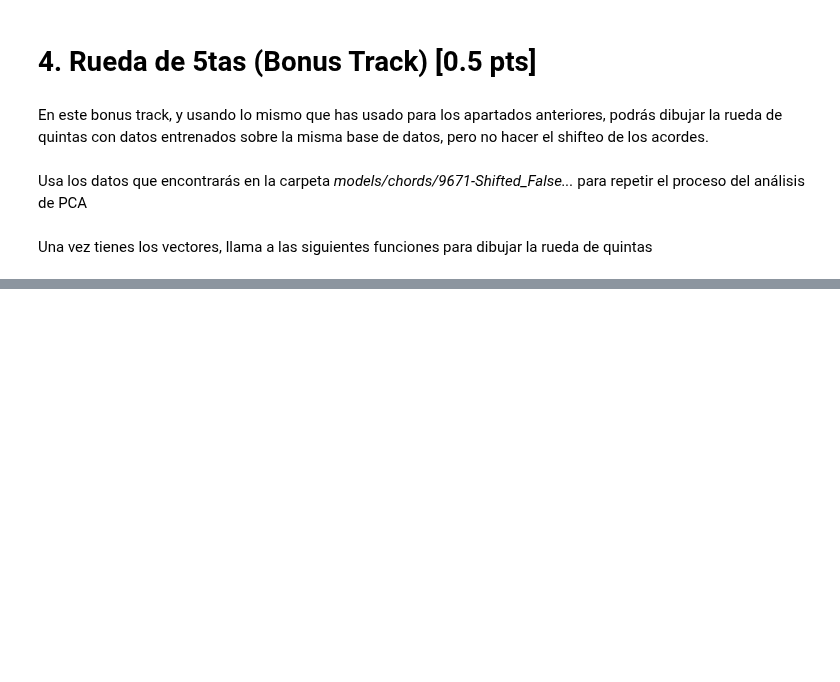
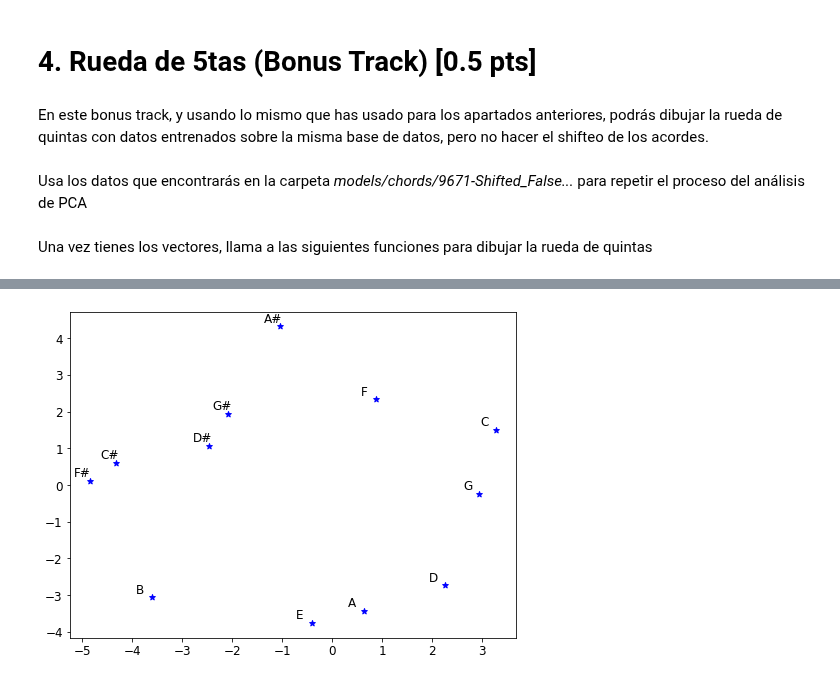
Before and after one commit to mariousm/Data-Science-Master, a Jupyter notebook: 2021-22/SegundoSemestre/DeepLearning/PEC3/UbiernaSanMamesMario_PEC3.ipynb, the cells around one changed output, grey strips where cells are left out. Cells and saved outputs as stored; diff of their text form; code cells hidden in the pictures; blank space fills up the shorter version.

```diff
--- a/2021-22/SegundoSemestre/DeepLearning/PEC3/UbiernaSanMamesMario_PEC3.ipynb
+++ b/2021-22/SegundoSemestre/DeepLearning/PEC3/UbiernaSanMamesMario_PEC3.ipynb
@@ -950,3 +948,24 @@ En este bonus track, y usando lo mismo que has usado para los apartados anterior
 Usa los datos que encontrarás en la carpeta *models/chords/9671-Shifted_False...* para repetir el proceso del análisis de PCA
 # %% [markdown]
 Una vez tienes los vectores, llama a las siguientes funciones para dibujar la rueda de quintas
+# %%
+# Cargamos el modelo
+quintas_model = load_model("/content/drive/MyDrive/PEC3_PAC3/models/chords/9671-Shifted_False_Lr_1.5e-05_EmDim_10_opt_Adam_bi_False_lstmsize_256_trainsize_4000_testsize_1000_samples_per_bar8/model_Epoch8_4000.pickle")
+
+# Creamos el modelo embedding para las quintas
+embed_quintas_model = keras.models.Model(inputs=quintas_model.input,outputs=quintas_model.get_layer(name="embedding").output)
+
+# Calculamos el vector
+acordes = np.array(list(dpf.get_chord_dict()[1].keys()))
+output_embed_quintas_model = embed_quintas_model.predict(acordes)
+
+# Aplicamos un squeeze para eliminar los ejes de dimensión 1
+output_embed_quintas_model = np.squeeze(output_embed_quintas_model, axis=1)
+
+# Escalamos el vector
+sc_quintas_model = StandardScaler()
+sc_output_embed_quintas_model = sc_quintas_model.fit_transform(output_embed_quintas_model)
+
+# Aplicamos PCA
+pca_quintas_model = PCA(n_components=2)
+pca_output_embed_quintas_model = pca_quintas_model.fit_transform(sc_output_embed_quintas_model)
@@ -991,4 +1012,6 @@ def plot_5th_circle(X_chords_2d):
 
   plt.show()
 # %%
-plot_5th_circle(my_embedd_pca) #pasa los vectores luego del análisis de PCA
+plot_5th_circle(pca_output_embed_quintas_model) #pasa los vectores luego del análisis de PCA
+# %% [output]
+[figure, added]
```
Also changed, not shown: parts of 4 cells of this notebook.
